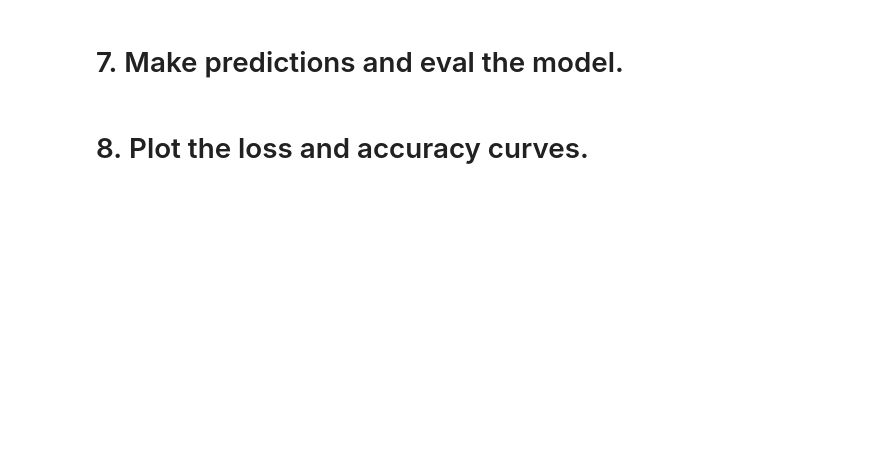
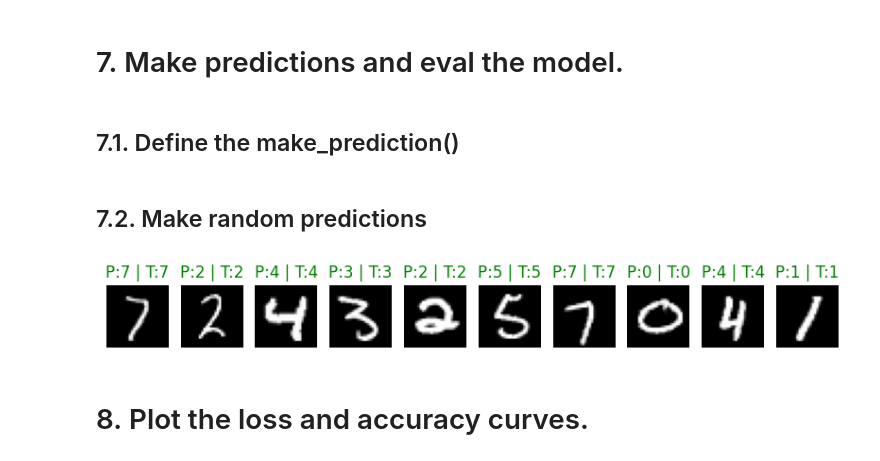
Before and after one commit to xtliao/PyTorchProjects, a Jupyter notebook: nn_MNIST.ipynb, the cells around one changed output. Drawn from its saved outputs; the diff is of its cells as text; code cells hidden in the pictures; blank space fills up the shorter version.

Commit message:
Train PyTorch model with MNIST dataset

```diff
--- a/nn_MNIST.ipynb
+++ b/nn_MNIST.ipynb
@@ -327,4 +325,42 @@ test acc:[0.9728295207023621, 0.9707678556442261, 0.9670481085777283]
 # %% [markdown]
 # 7.&nbsp;Make predictions and eval the model.
+# %% [markdown]
+## 7.1. Define the make_prediction()
+# %%
+def make_prediction(model: torch.nn.Module,
+                    data: torch.utils.data.Dataset,
+                    device: torch.device = device):
+  model.eval()
+  model.to(device)
+
+  with torch.inference_mode():
+    pred_probs, pred_labels = [], []
+    for sample, label in data:
+      sample = sample.to(device)
+      pred_prob = model(sample.unsqueeze(0)).softmax(dim=1).argmax(dim=1).item()
+      pred_probs.append(pred_prob)
+      pred_labels.append(label)
+  return pred_probs, pred_labels
+# %% [markdown]
+## 7.2. Make random predictions
+# %%
+NUM_PLOTS = 10
+random_samples = random.sample(list(test_dataset), k=NUM_PLOTS)
+
+random_probs, random_labels = make_prediction(model=model_0,
+                                             data=random_samples,
+                                             device=device)
+
+fig, axs = plt.subplots(1, NUM_PLOTS, figsize=(10,10))
+for i in range(NUM_PLOTS):
+  axs[i].axis(False)
+  axs[i].imshow(random_samples[i][0].squeeze(), cmap="gray")
+  title = f"P:{random_probs[i]} | T:{random_labels[i]}"
+  if random_probs[i] == random_labels[i]:
+    axs[i].set_title(title, c="green")
+  else:
+    axs[i].set_title(title, c="red")
+# %% [output]
+[figure, added]
 # %% [markdown]
 # 8.&nbsp;Plot the loss and accuracy curves.
```
Also changed, not shown: parts of 15 cells of this notebook.
